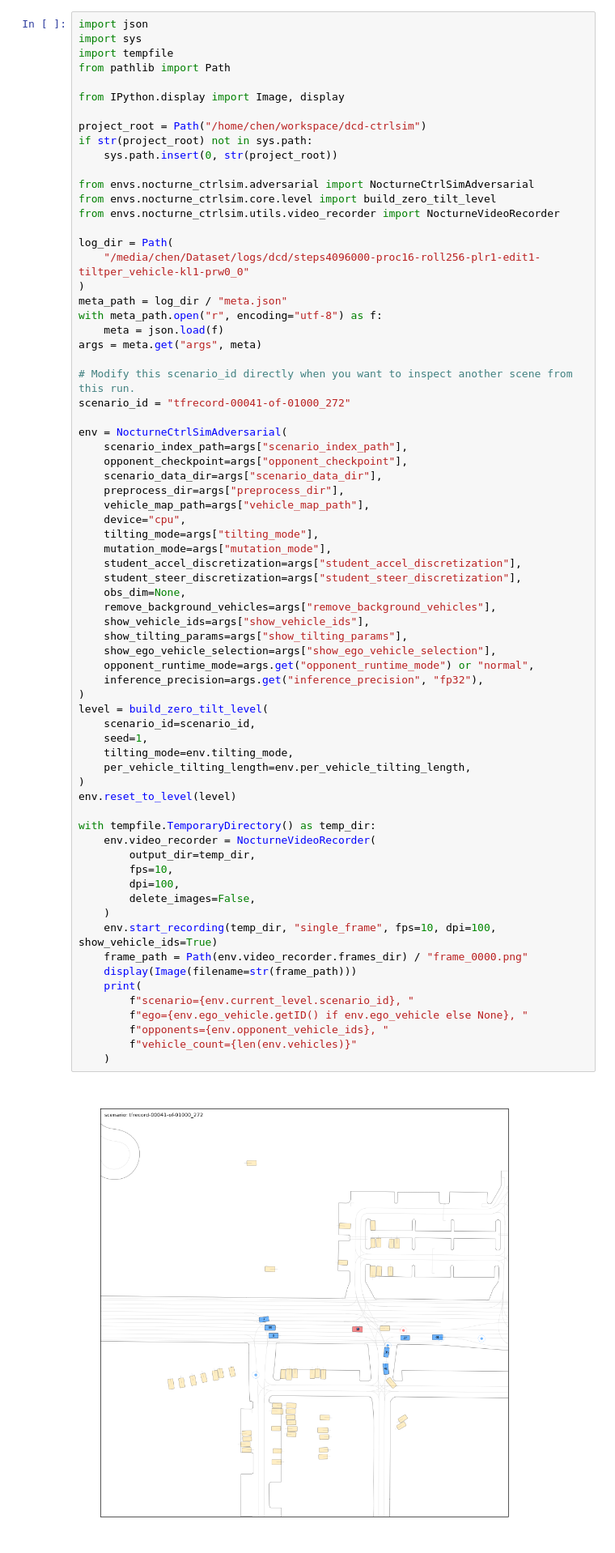
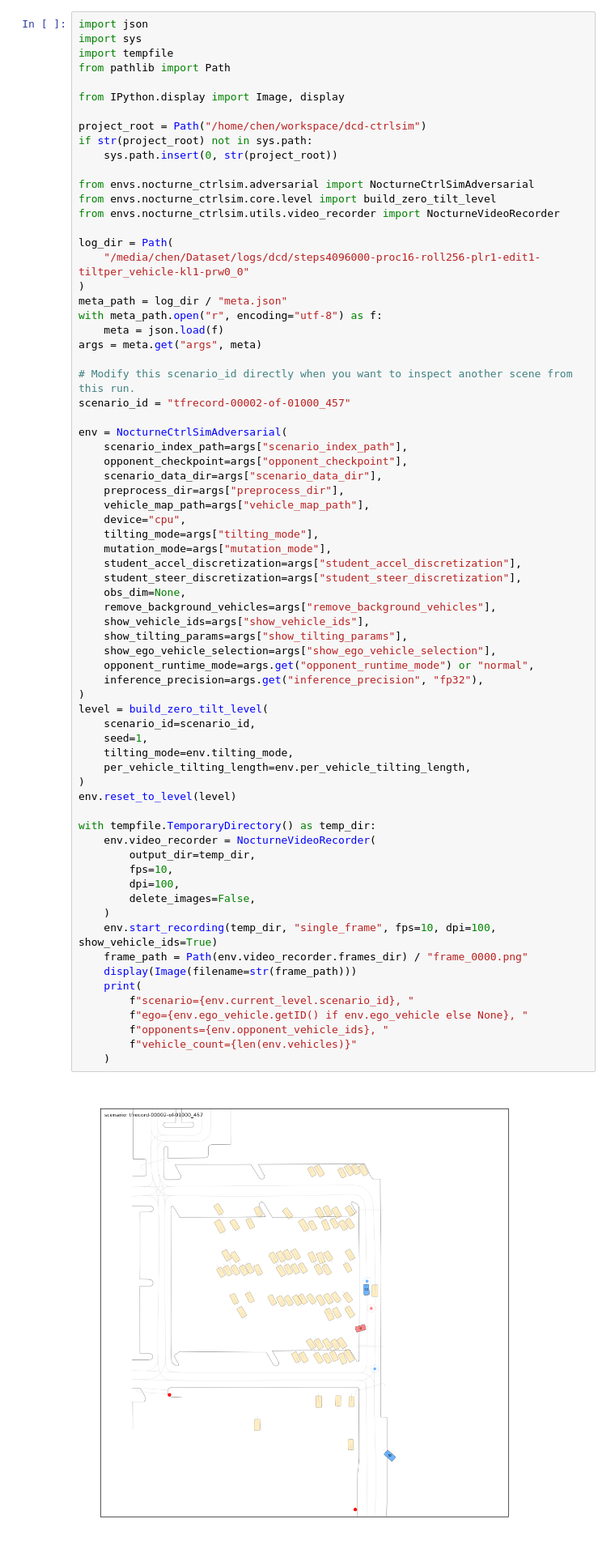
Before and after one commit to safehold17/Implicit-CL, a Jupyter notebook: scenario_json/scenario_tool.ipynb, the cells around one changed output. Shown at 81% size. Drawn from its saved outputs; the diff is of its cells as text.

```diff
--- a/scenario_json/scenario_tool.ipynb
+++ b/scenario_json/scenario_tool.ipynb
@@ -270,7 +270,7 @@ with meta_path.open("r", encoding="utf-8") as f:
 args = meta.get("args", meta)
 
 # Modify this scenario_id directly when you want to inspect another scene from this run.
-scenario_id = "tfrecord-00041-of-01000_272"
+scenario_id = "tfrecord-00002-of-01000_457"
 
 env = NocturneCtrlSimAdversarial(
     scenario_index_path=args["scenario_index_path"],
@@ -289,31 +289,31 @@ env = NocturneCtrlSimAdversarial(
     show_tilting_params=args["show_tilting_params"],
     show_ego_vehicle_selection=args["show_ego_vehicle_selection"],
     opponent_runtime_mode=args.get("opponent_runtime_mode") or "normal",
     inference_precision=args.get("inference_precision", "fp32"),
 )
 level = build_zero_tilt_level(
     scenario_id=scenario_id,
     seed=1,
     tilting_mode=env.tilting_mode,
     per_vehicle_tilting_length=env.per_vehicle_tilting_length,
 )
 env.reset_to_level(level)
 
 with tempfile.TemporaryDirectory() as temp_dir:
     env.video_recorder = NocturneVideoRecorder(
         output_dir=temp_dir,
         fps=10,
         dpi=100,
         delete_images=False,
     )
     env.start_recording(temp_dir, "single_frame", fps=10, dpi=100, show_vehicle_ids=True)
     frame_path = Path(env.video_recorder.frames_dir) / "frame_0000.png"
     display(Image(filename=str(frame_path)))
     print(
         f"scenario={env.current_level.scenario_id}, "
         f"ego={env.ego_vehicle.getID() if env.ego_vehicle else None}, "
         f"opponents={env.opponent_vehicle_ids}, "
         f"vehicle_count={len(env.vehicles)}"
     )
 # %% [output]
-[figure, old version]
+[figure, new version]
```
Also changed, not shown: parts of 1 cell of this notebook, 6 other files.
